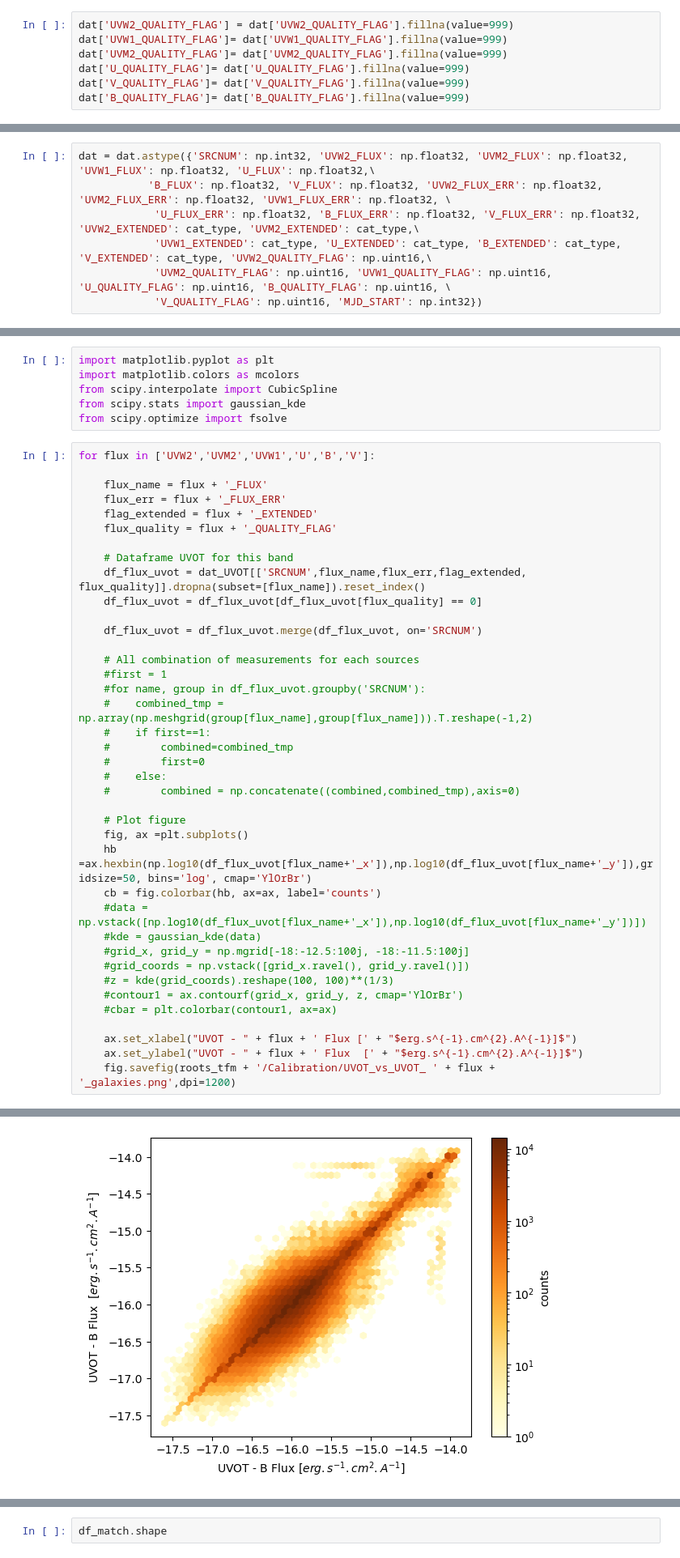
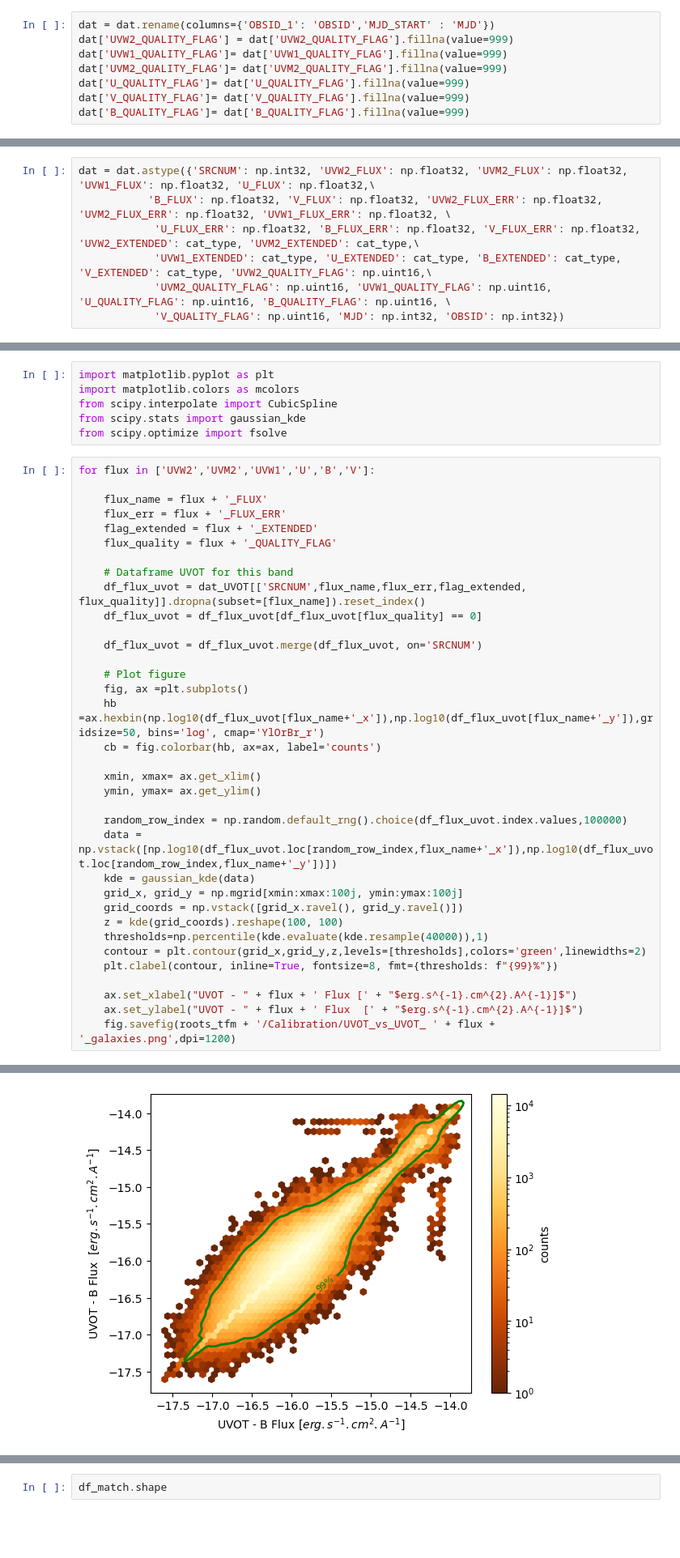
Before and after one commit to JulienValteau/TFM_TDE_Detection, a Jupyter notebook: UV_database_creation_pipeline/4- generate_catalogue_entries_db.ipynb, the cells around one changed output, grey strips where cells are left out. Shown at 81% size. Cells and saved outputs as stored; diff of their text form; blank space fills up the shorter version.

```diff
--- a/UV_database_creation_pipeline/4- generate_catalogue_entries_db.ipynb
+++ b/UV_database_creation_pipeline/4- generate_catalogue_entries_db.ipynb
@@ -62,6 +62,7 @@ dat.head(20)
 from pandas.api.types import CategoricalDtype
 cat_type = CategoricalDtype(categories=["True","False","<NA>"], ordered=False)
 # %%
+dat = dat.rename(columns={'OBSID_1': 'OBSID','MJD_START' : 'MJD'})
 dat['UVW2_QUALITY_FLAG'] = dat['UVW2_QUALITY_FLAG'].fillna(value=999)
 dat['UVW1_QUALITY_FLAG']= dat['UVW1_QUALITY_FLAG'].fillna(value=999)
 dat['UVM2_QUALITY_FLAG']= dat['UVM2_QUALITY_FLAG'].fillna(value=999)
@@ -84,7 +85,7 @@ dat = dat.astype({'SRCNUM': np.int32, 'UVW2_FLUX': np.float32, 'UVM2_FLUX': np.f
             'U_FLUX_ERR': np.float32, 'B_FLUX_ERR': np.float32, 'V_FLUX_ERR': np.float32, 'UVW2_EXTENDED': cat_type, 'UVM2_EXTENDED': cat_type,\
             'UVW1_EXTENDED': cat_type, 'U_EXTENDED': cat_type, 'B_EXTENDED': cat_type, 'V_EXTENDED': cat_type, 'UVW2_QUALITY_FLAG': np.uint16,\
             'UVM2_QUALITY_FLAG': np.uint16, 'UVW1_QUALITY_FLAG': np.uint16, 'U_QUALITY_FLAG': np.uint16, 'B_QUALITY_FLAG': np.uint16, \
-            'V_QUALITY_FLAG': np.uint16, 'MJD_START': np.int32})
+            'V_QUALITY_FLAG': np.uint16, 'MJD': np.int32, 'OBSID': np.int32})
 # %%
 dat.head()
 # %% [output]
@@ -323,27 +324,23 @@ for flux in ['UVW2','UVM2','UVW1','U','B','V']:
 
     df_flux_uvot = df_flux_uvot.merge(df_flux_uvot, on='SRCNUM')
 
-    # All combination of measurements for each sources
-    #first = 1
-    #for name, group in df_flux_uvot.groupby('SRCNUM'):
-    #    combined_tmp = np.array(np.meshgrid(group[flux_name],group[flux_name])).T.reshape(-1,2)
-    #    if first==1:
-    #        combined=combined_tmp
-    #        first=0
-    #    else:
-    #        combined = np.concatenate((combined,combined_tmp),axis=0)
-
     # Plot figure
     fig, ax =plt.subplots()
-    hb =ax.hexbin(np.log10(df_flux_uvot[flux_name+'_x']),np.log10(df_flux_uvot[flux_name+'_y']),gridsize=50, bins='log', cmap='YlOrBr')
+    hb =ax.hexbin(np.log10(df_flux_uvot[flux_name+'_x']),np.log10(df_flux_uvot[flux_name+'_y']),gridsize=50, bins='log', cmap='YlOrBr_r')
     cb = fig.colorbar(hb, ax=ax, label='counts')
-    #data = np.vstack([np.log10(df_flux_uvot[flux_name+'_x']),np.log10(df_flux_uvot[flux_name+'_y'])])
-    #kde = gaussian_kde(data)
-    #grid_x, grid_y = np.mgrid[-18:-12.5:100j, -18:-11.5:100j]
-    #grid_coords = np.vstack([grid_x.ravel(), grid_y.ravel()])
-    #z = kde(grid_coords).reshape(100, 100)**(1/3)
-    #contour1 = ax.contourf(grid_x, grid_y, z, cmap='YlOrBr')
-    #cbar = plt.colorbar(contour1, ax=ax)
+
+    xmin, xmax= ax.get_xlim()
+    ymin, ymax= ax.get_ylim()
+
+    random_row_index = np.random.default_rng().choice(df_flux_uvot.index.values,100000)
+    data = np.vstack([np.log10(df_flux_uvot.loc[random_row_index,flux_name+'_x']),np.log10(df_flux_uvot.loc[random_row_index,flux_name+'_y'])])
+    kde = gaussian_kde(data)
+    grid_x, grid_y = np.mgrid[xmin:xmax:100j, ymin:ymax:100j]
+    grid_coords = np.vstack([grid_x.ravel(), grid_y.ravel()])
+    z = kde(grid_coords).reshape(100, 100)
+    thresholds=np.percentile(kde.evaluate(kde.resample(40000)),1)
+    contour = plt.contour(grid_x,grid_y,z,levels=[thresholds],colors='green',linewidths=2)
+    plt.clabel(contour, inline=True, fontsize=8, fmt={thresholds: f"{99}%"})
 
     ax.set_xlabel("UVOT - " + flux + ' Flux [' + "$erg.s^{-1}.cm^{2}.A^{-1}]$")
     ax.set_ylabel("UVOT - " + flux + ' Flux  [' + "$erg.s^{-1}.cm^{2}.A^{-1}]$")
@@ -356 +353 @@ for flux in ['UVW2','UVM2','UVW1','U','B','V']:
-[figure, old version]
+[figure, new version]
```
Also changed, not shown: parts of 25 cells of this notebook, 7 other files.
